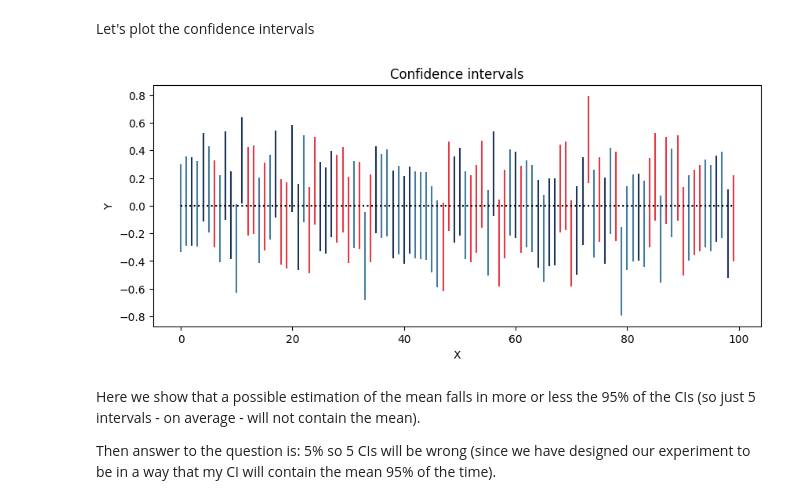
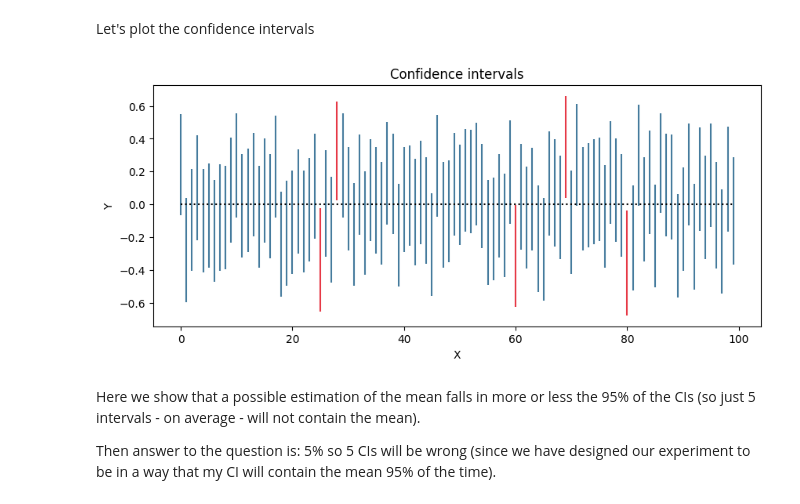
Before and after one commit to gabri17/ASSIGNMENTS, a Jupyter notebook: assignment-2/final/exercise_2.ipynb, the cells around one changed output. Drawn from its saved outputs; the diff is of its cells as text; code cells hidden in the pictures.

```diff
--- a/assignment-2/final/exercise_2.ipynb
+++ b/assignment-2/final/exercise_2.ipynb
@@ -12,3 +12,6 @@ def f(x):
     if x < -3 or x > 3:
         return 0
     return (1/A) * (x**2) * (np.sin(np.pi*x)**2)
+
+max_point = 0.717705 #empirical computed by computing the derivative
+print("Function max point:", max_point)
@@ -90,9 +111,9 @@ samples = sampling_procedure(N)
 print("\t\t", "Regular procedure for large datasets\n")
 
 confidence = 0.95
+etha = 1.96
 
 #CI for median
-etha = 1.96
 p = 0.5
 j = np.floor(n*p-etha*np.sqrt(n*p*(1-p)))
 k = np.ceil(n*p+etha*np.sqrt(n*p*(1-p))) + 1
@@ -110,12 +131,12 @@ sorted_n.sort()
 print("0.9 quantile: ")
 print("\t", sorted_n[int(j)], sorted_n[int(k)])
 
-#CI for mean - using asymptotic case: we have no heavy tail
+#CI for mean
 first_n = samples[0:n]
 empirical_mean = sum(first_n) / n
-empirical_std_dev = sum([(x - empirical_mean)**2 for x in first_n]) / n
+empirical_variance = sum([(x - empirical_mean)**2 for x in first_n]) / n
 print("Mean: ")
-delta = etha * (np.sqrt(empirical_std_dev / n))
+delta = etha * (np.sqrt(empirical_variance / n))
 print("\t", empirical_mean - delta, empirical_mean + delta)
 # %% [output]
                  Regular procedure for large datasets
@@ -147,7 +172,7 @@ for i in range(R):
     bootstrap_sample.sort()
     medians.append(0.5*(bootstrap_sample[int(np.floor(n/2))]+bootstrap_sample[int(np.floor(n/2))+1]))
     k1 = np.floor(n*0.9+0.1)
-    k2 = np.ceil(n*0.95+0.1)
+    k2 = np.ceil(n*0.9+0.1)
     percentiles_90.append(0.5*(bootstrap_sample[int(k1)]+bootstrap_sample[int(k2)]))
     means.append(sum(bootstrap_sample) / n)
 
@@ -172,11 +201,13 @@ Mean:
 # %%
+global_mean = sum(samples) / len(samples)
+
 sets = 100
 partition = []
 
 for j in range(sets):
     random.shuffle(samples) #superfluo - useless (since they are iid)
-    partition.append(random.sample(samples, n))
-    samples = samples[0:len(samples)-n]
+    partition.append(samples[0:n]) #it chooses first n elements from samples
+    samples = samples[n:] #it removes first n elements from samples
 
 #CI for mean - using asymptotic case: we have no heavy tail
 confidence = 0.95
@@ -184,12 +215,10 @@ etha = 1.96
 
 conf_inters = []
 
-global_mean = sum(samples) / len(samples)
-
 for i in range(sets):
     empirical_mean = sum(partition[i]) / n
-    empirical_std_dev = sum([(x - empirical_mean)**2 for x in partition[i]]) / n
-    delta = etha * (np.sqrt(empirical_std_dev / n))
+    empirical_variance = sum([(x - empirical_mean)**2 for x in partition[i]]) / n
+    delta = etha * (np.sqrt(empirical_variance / n))
 
     conf_inters.append((empirical_mean - delta, empirical_mean + delta))
 
@@ -199,17 +228,20 @@ We are done
 # %% [markdown]
 Let's plot the confidence intervals
 # %%
-colors = ['#e63946', '#457b9d', '#1d3557']
+red = '#e63946'
+blue = '#457b9d'
 plt.figure(figsize=(10, 4))
 plt.title('Confidence intervals')
 for i in range(sets):
-    plt.vlines(i, conf_inters[i][0], conf_inters[i][1], color=colors[random.randint(0, 2)])
+    a = conf_inters[i][0]
+    b = conf_inters[i][1]
+    plt.vlines(i, a, b, color=(blue if (global_mean >= a and global_mean <= b) else red))
 plt.plot(np.arange(sets), [global_mean for x in range(sets)], ls="dotted", color='black', label='Mean')
 plt.xlabel('X')
 plt.ylabel('Y')
 plt.show()
 # %% [output]
-[figure, old version]
+[figure, new version]
 # %% [markdown]
 Here we show that a possible estimation of the mean falls in more or less the 95% of the CIs (so just 5 intervals - on average - will not contain the mean).
 
```
Also changed, not shown: parts of 15 cells of this notebook, 4 other files.
